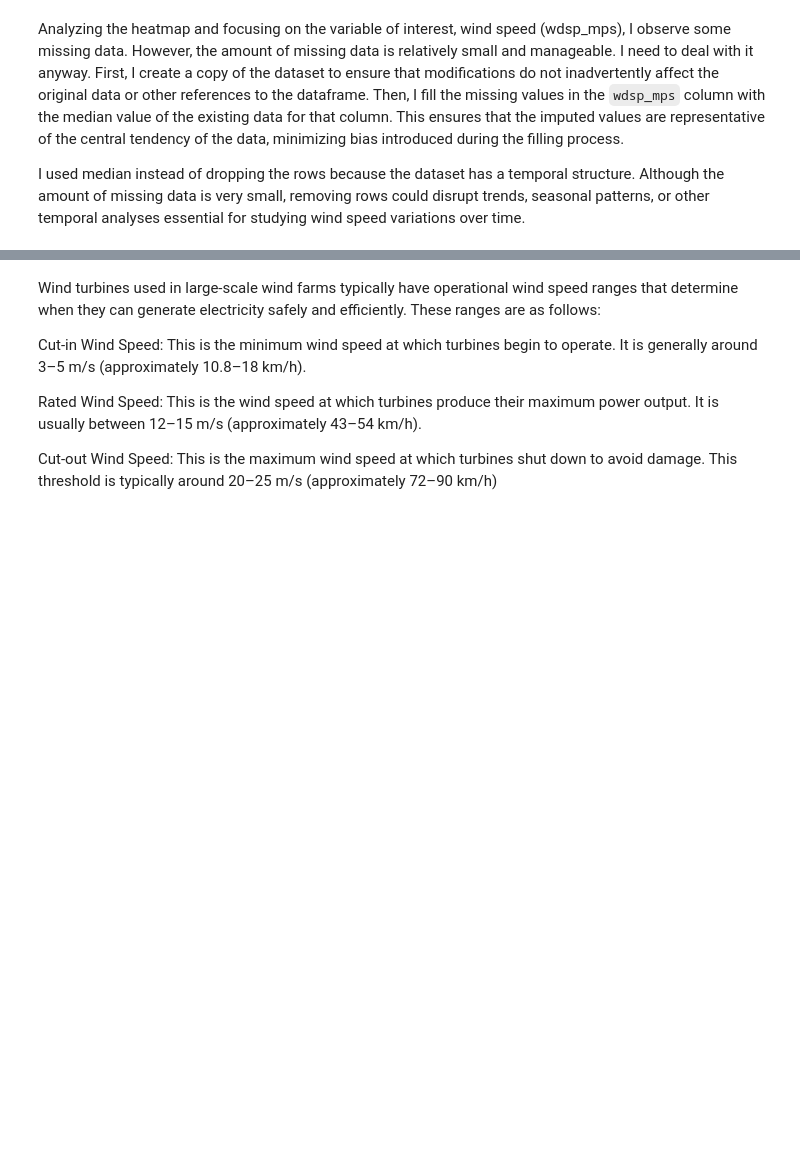
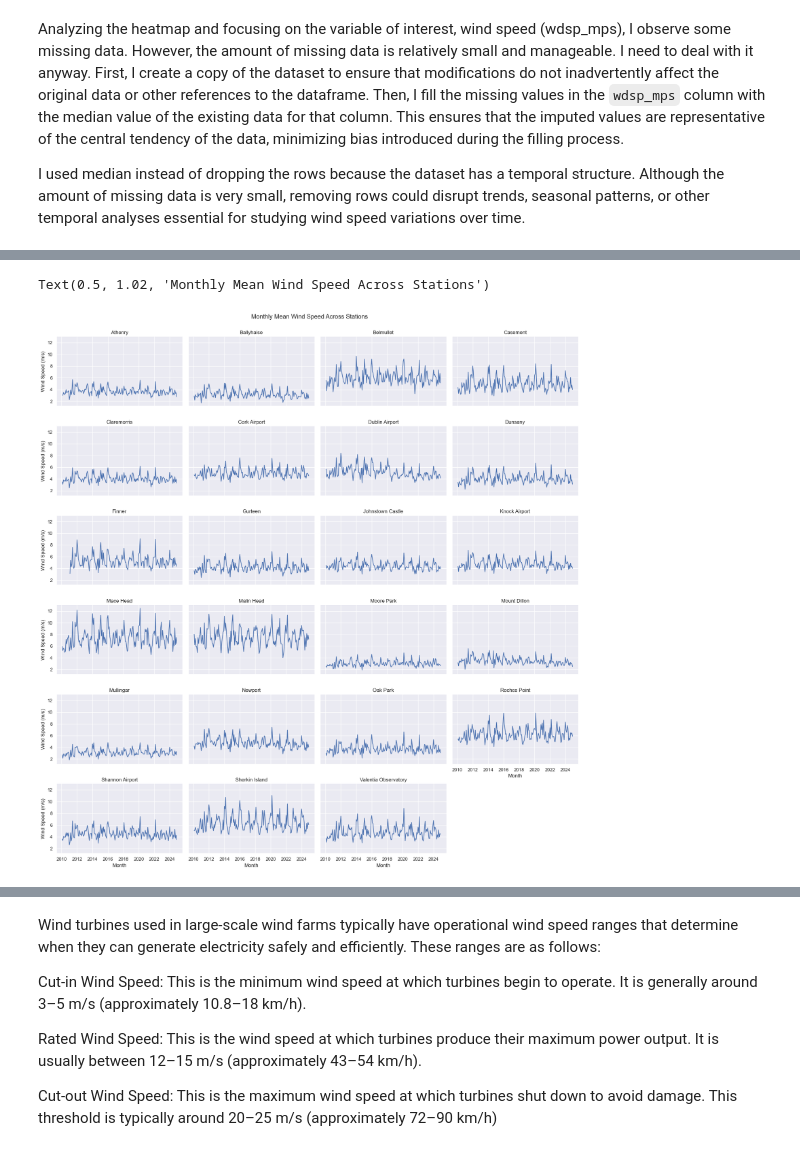
Before and after one commit to YuliiaKharchenko/PFDA, a Jupyter notebook: project/Wind_analisys.ipynb, the cells around one changed output, grey strips where cells are left out. Cells and saved outputs as stored; diff of their text form; code cells hidden in the pictures; blank space fills up the shorter version.

Commit message:
Project: observation of the plots, seasonal patterns

```diff
--- a/project/Wind_analisys.ipynb
+++ b/project/Wind_analisys.ipynb
@@ -416,4 +418,4 @@ df_2010_2024['wdsp_mps'].isna().sum()
 df_2010_2024.set_index('date', inplace=True)
 # %%
 # Group by Station_Name and calculate the monthly mean for wind speed
-monthly_mean_wind_speed = df_2010_2024.groupby("Station_Name")['wdsp_mps'].resample('M').mean()
+monthly_mean_wind_speed = df_2010_2024.groupby("Station_Name")['wdsp_mps'].resample('ME').mean()
@@ -419,0 +448,11 @@ monthly_mean_wind_speed = df_2010_2024.groupby("Station_Name")['wdsp_mps'].resam
+# %%
+data_for_plot = monthly_mean_wind_speed.reset_index()
+sns.set(style="darkgrid")
+g = sns.FacetGrid(data_for_plot, col="Station_Name", col_wrap=4, height=3, aspect=1.5, sharey=True)
+g.map(sns.lineplot, "date", "wdsp_mps")
+g.set_titles("{col_name}")
+g.set_axis_labels("Month", "Wind Speed (m/s)")
+g.fig.suptitle("Monthly Mean Wind Speed Across Stations", y=1.02)
+# %% [output]
+Text(0.5, 1.02, 'Monthly Mean Wind Speed Across Stations')
+[figure, added]
```
Also changed, not shown: parts of 18 cells of this notebook.
